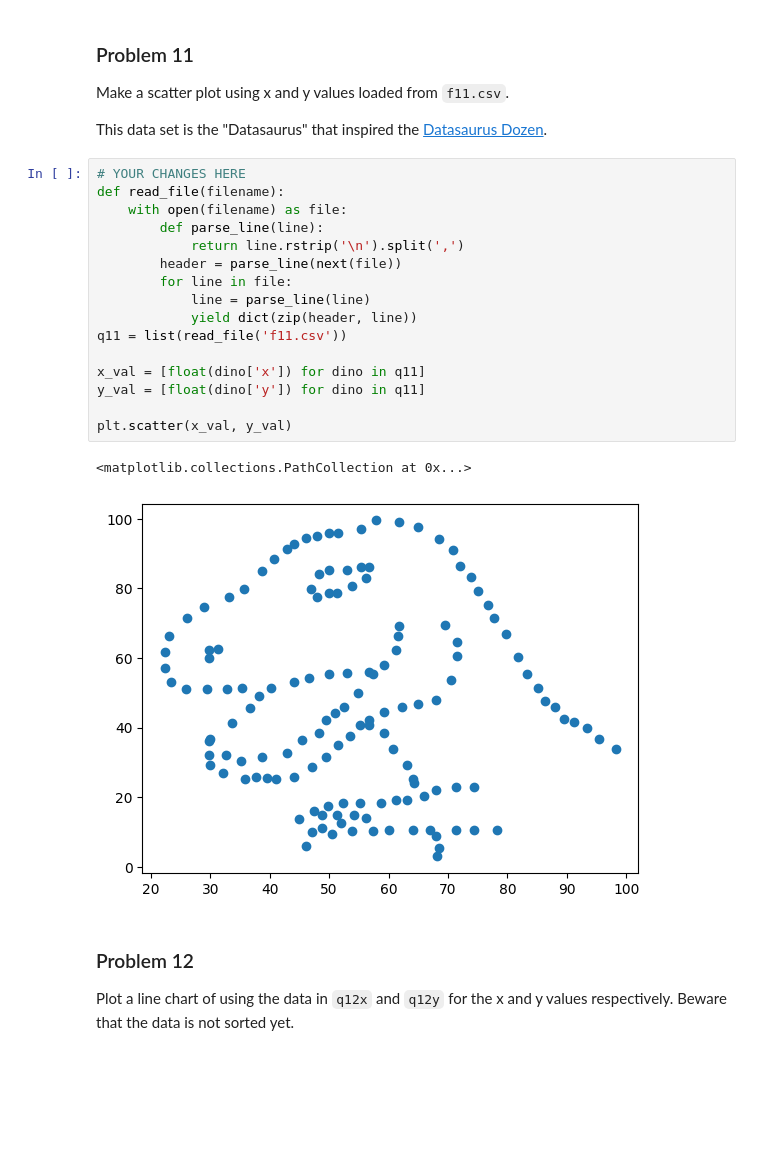
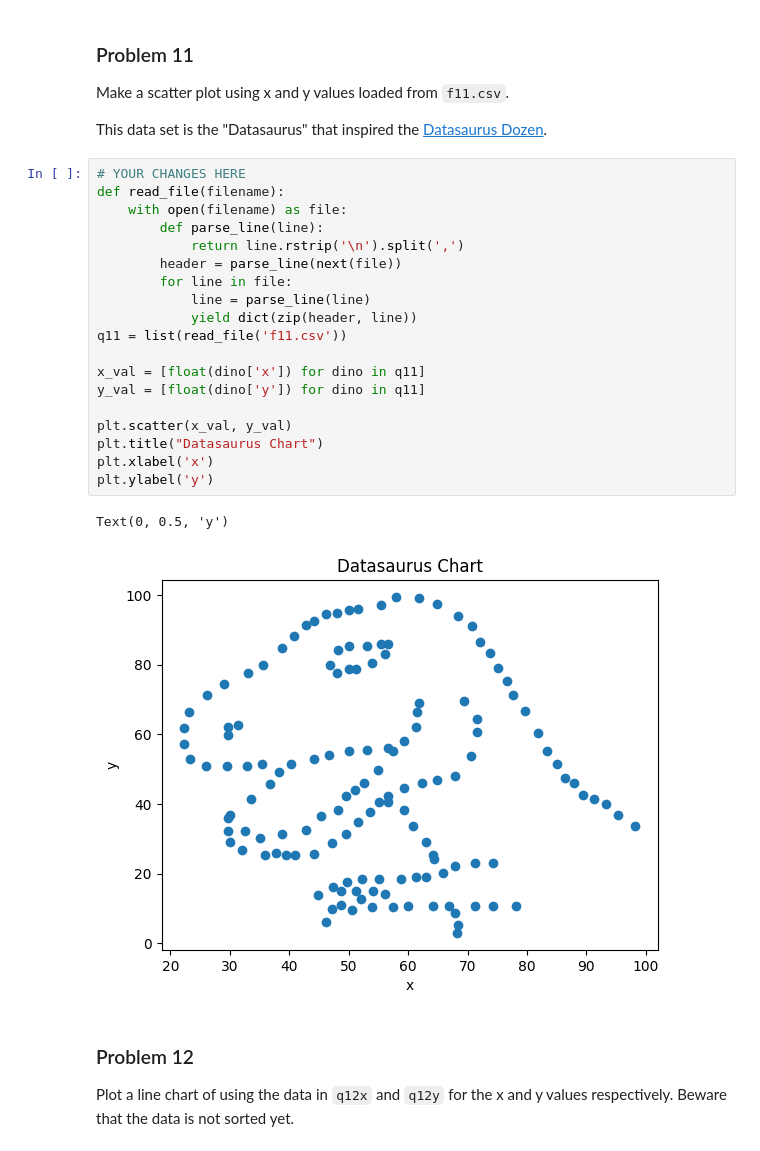
Before and after one commit to max-issokson-bu/dx602-homework-05, a Jupyter notebook: homework.ipynb, the cells around one changed output. Cells and saved outputs as stored; diff of their text form; blank space fills up the shorter version.

```diff
--- a/homework.ipynb
+++ b/homework.ipynb
@@ -303,22 +310,25 @@ This data set is the "Datasaurus" that inspired the [Datasaurus Dozen](https://w
 # %%
 # YOUR CHANGES HERE
 def read_file(filename):
     with open(filename) as file:
         def parse_line(line):
             return line.rstrip('\n').split(',')
         header = parse_line(next(file))
         for line in file:
             line = parse_line(line)
             yield dict(zip(header, line))
 q11 = list(read_file('f11.csv'))
 
 x_val = [float(dino['x']) for dino in q11]
 y_val = [float(dino['y']) for dino in q11]
 
 plt.scatter(x_val, y_val)
+plt.title("Datasaurus Chart")
+plt.xlabel('x')
+plt.ylabel('y')
 # %% [output]
-<matplotlib.collections.PathCollection at 0x...>
+Text(0, 0.5, 'y')
-[figure, old version]
+[figure, new version]
 # %% [markdown]
 ### Problem 12
 
```
Also changed, not shown: parts of 5 cells of this notebook.
